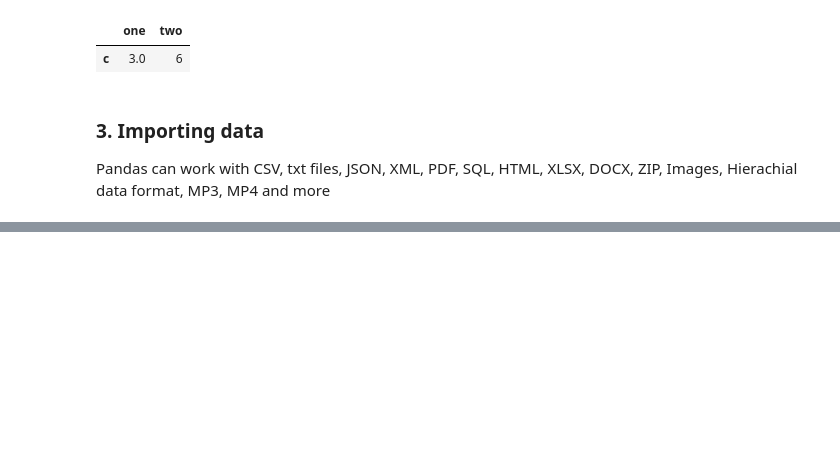
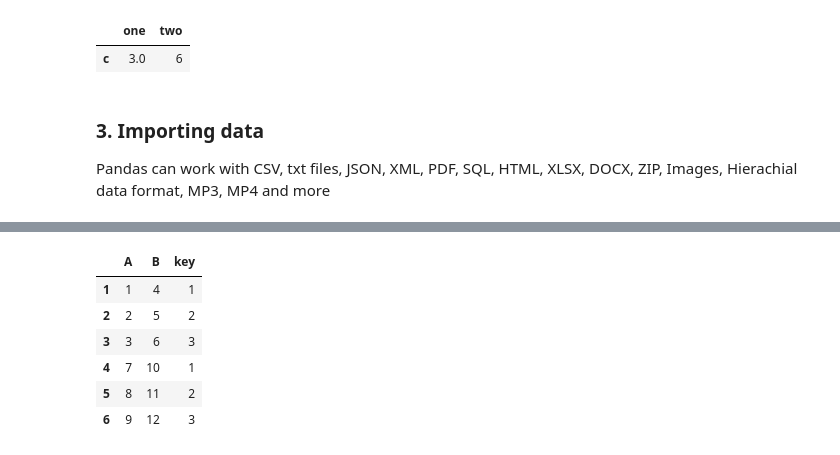
Before and after one commit to JP109/ML-Basics, a Jupyter notebook: Pandas.ipynb, the cells around one changed output, grey strips where cells are left out. Saved outputs shown, nothing was run; the diff lists cells and outputs as text; code cells hidden in the pictures; blank space fills up the shorter version.

```diff
--- a/Pandas.ipynb
+++ b/Pandas.ipynb
@@ -347,0 +560,5 @@ Pandas can work with CSV, txt files, JSON, XML, PDF, SQL, HTML, XLSX, DOCX, ZIP,
+# %%
+df_12 = pd.DataFrame({'A':[1,2,3], 'B':[4,5,6], 'key':[1,2,3]}, index=[1,2,3])
+df_13 = pd.DataFrame({'A':[7,8,9], 'B':[10,11,12], 'key':[1,2,3]}, index=[4,5,6])
+print(df_12)
+print(df_13)
@@ -347,0 +574,11 @@ Pandas can work with CSV, txt files, JSON, XML, PDF, SQL, HTML, XLSX, DOCX, ZIP,
+# %%
+# Concatenate dfs
+pd.concat([df_12,df_13])
+# %% [output]
+|  | A | B | key |
+| 1 | 1 | 4 | 1 |
+| 2 | 2 | 5 | 2 |
+| 3 | 3 | 6 | 3 |
+| 4 | 7 | 10 | 1 |
+| 5 | 8 | 11 | 2 |
+| 6 | 9 | 12 | 3 |
```
Also changed, not shown: parts of 43 cells of this notebook.
